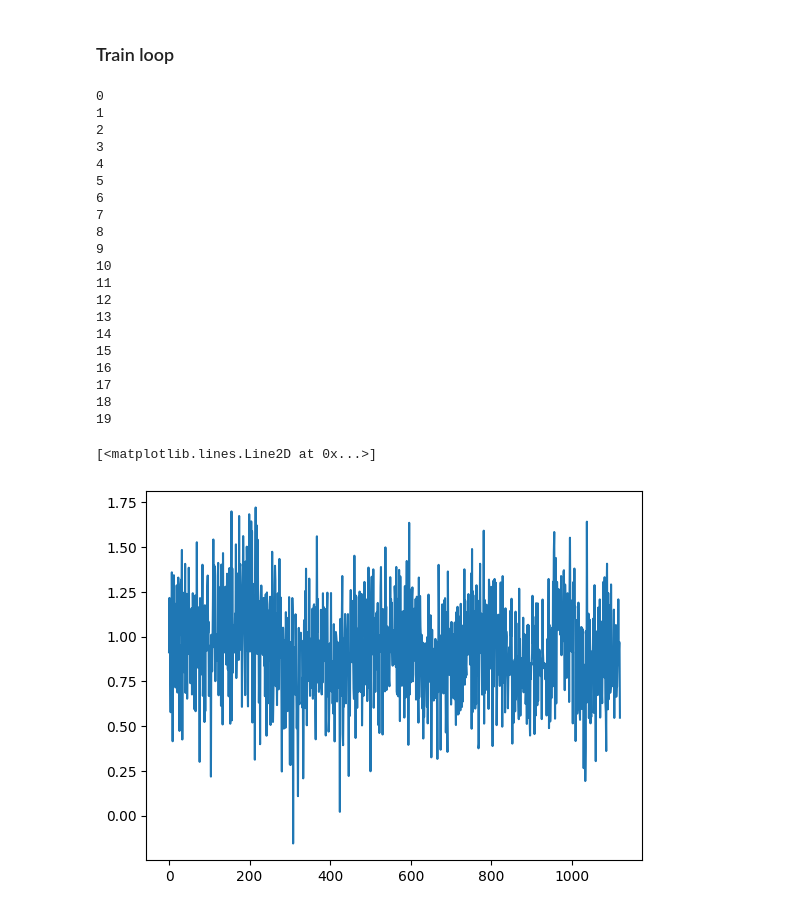
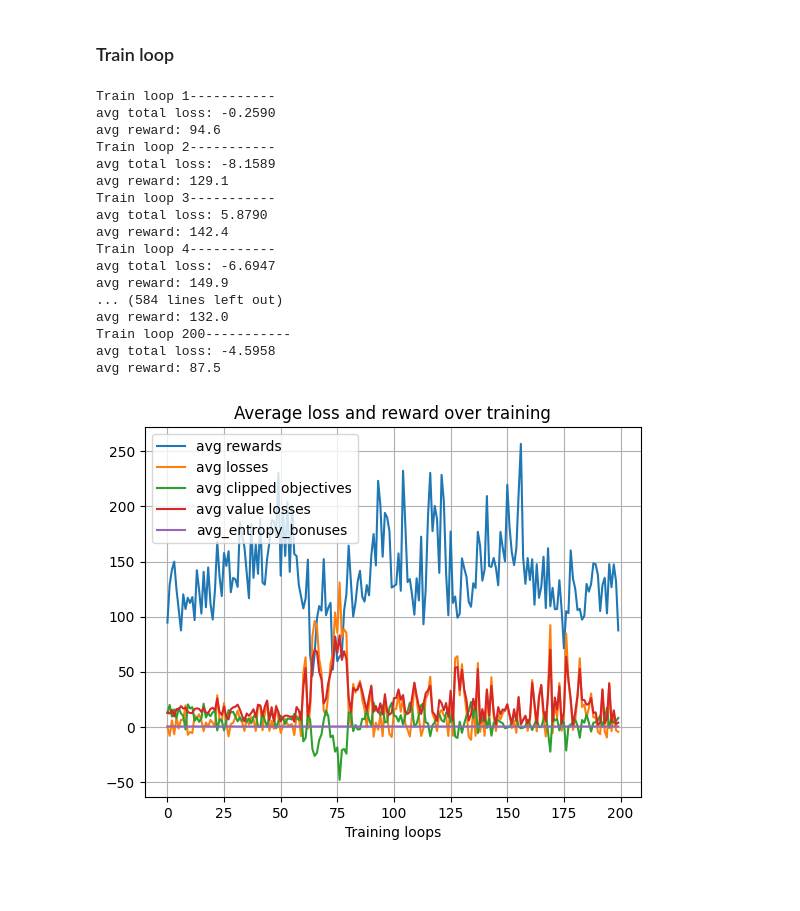
Before and after one commit to novae1/rl_gym, a Jupyter notebook: PPO.ipynb, the cells around one changed output. Drawn from its saved outputs; the diff is of its cells as text; code cells hidden in the pictures; blank space fills up the shorter version.

Commit message:
tuned hyperparams and added better visualization

```diff
--- a/PPO.ipynb
+++ b/PPO.ipynb
@@ -145,7 +149,7 @@ def compute_advantages_and_target_values(model, states, rewards, episode_ends):
                 # Get step state and reward and compute predicted value
                 state = states[agent, -i-1]
                 reward = rewards[agent, -i-1]
-                predicted_value = model(state)[-1].detach()
+                predicted_value = model(state)[-1]
 
                 # If step is final
                 if i in episode_ends[agent]:
@@ -317,4 +250,4 @@ def loss_fn(model, state_batch, action_batch, pi_batch, target_value_batch, adva
 
     # Compute and return total loss
     loss = -clipped_objective + V * value_loss - H * entropy_bonus
-    return loss
+    return loss, clipped_objective.item(), V * value_loss.item(), H * entropy_bonus.item()
@@ -332,2 +256,9 @@ optimizer = optim.Adam(model.parameters())
+# %%
+model = PolicyAndValueNetwork()
+optimizer = optim.Adam([
+    {'params': model.shared_layers.parameters(), 'lr': LR},
+    {'params': model.policy_head.parameters(), 'lr': LR},
+    {'params': model.value_head.parameters(), 'lr': LR * 1e-1}
+])
 # %%
 def train_loop(model, loss_fn, optimizer):
@@ -396,32 +391,37 @@ def train_loop(model, loss_fn, optimizer):
 # %%
 if TRAIN:
-    losses = train_loop(model, loss_fn, optimizer)
+    avg_rewards, avg_losses, avg_clipped_objectives, avg_value_losses, avg_entropy_bonuses = train_loop(model, loss_fn, optimizer)
 # %% [output]
-0
-1
-2
-3
-4
-5
-6
-7
-8
-9
-10
-11
-12
-13
-14
-15
-16
-17
-18
-19
+Train loop 1-----------
+avg total loss: -0.2590
+avg reward: 94.6
+Train loop 2-----------
+avg total loss: -8.1589
+avg reward: 129.1
+Train loop 3-----------
+avg total loss: 5.8790
+avg reward: 142.4
+Train loop 4-----------
+avg total loss: -6.6947
+avg reward: 149.9
+... (584 lines left out)
+avg reward: 132.0
+Train loop 200-----------
+avg total loss: -4.5958
+avg reward: 87.5
-# %%
-plt.plot(losses)
-# %% [output]
-[<matplotlib.lines.Line2D at 0x...>]
-[figure, removed]
+# %%
+plt.plot(avg_rewards, label="avg rewards")
+plt.plot(avg_losses, label="avg losses")
+plt.plot(avg_clipped_objectives, label="avg clipped objectives")
+plt.plot(avg_value_losses, label="avg value losses")
+plt.plot(avg_entropy_bonuses, label="avg_entropy_bonuses")
+plt.title("Average loss and reward over training")
+plt.xlabel("Training loops")
+plt.legend()
+plt.grid(True)
+plt.show()
+# %% [output]
+[figure, added]
 # %%
 test_env = gym.make('CartPole-v1', render_mode='human')
 test_model = model
```
Also changed, not shown: parts of 11 cells of this notebook.
